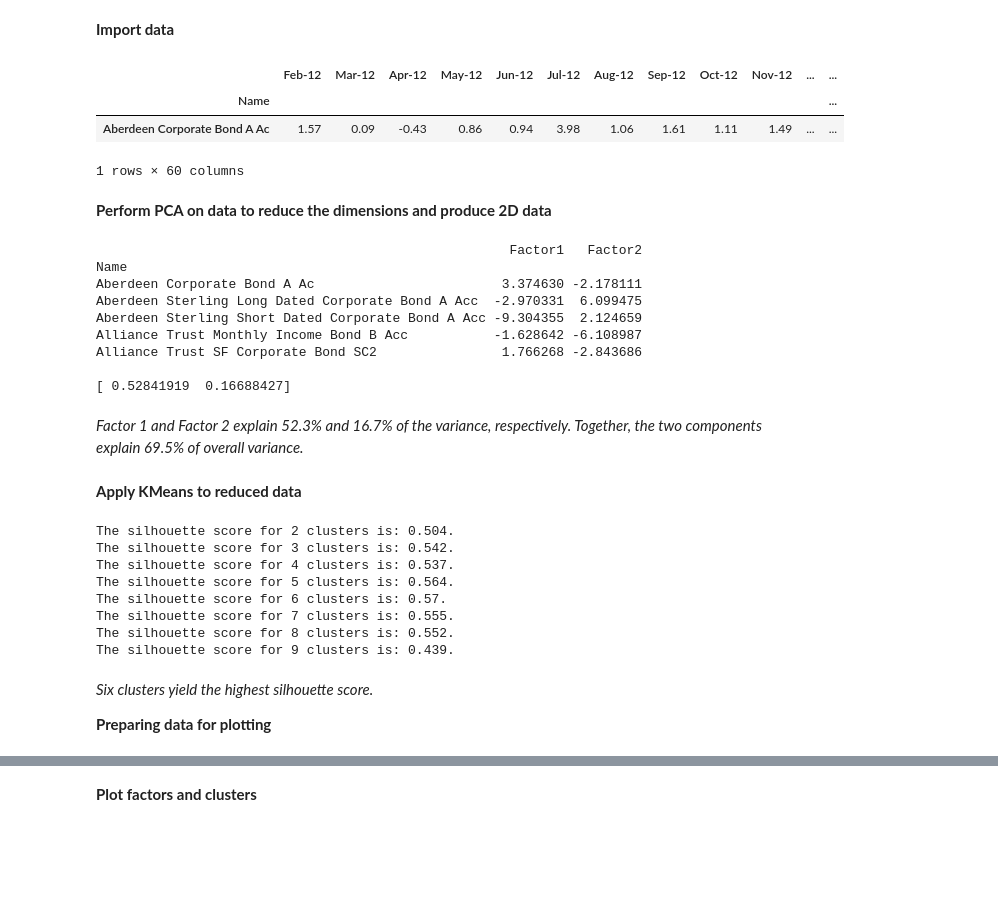
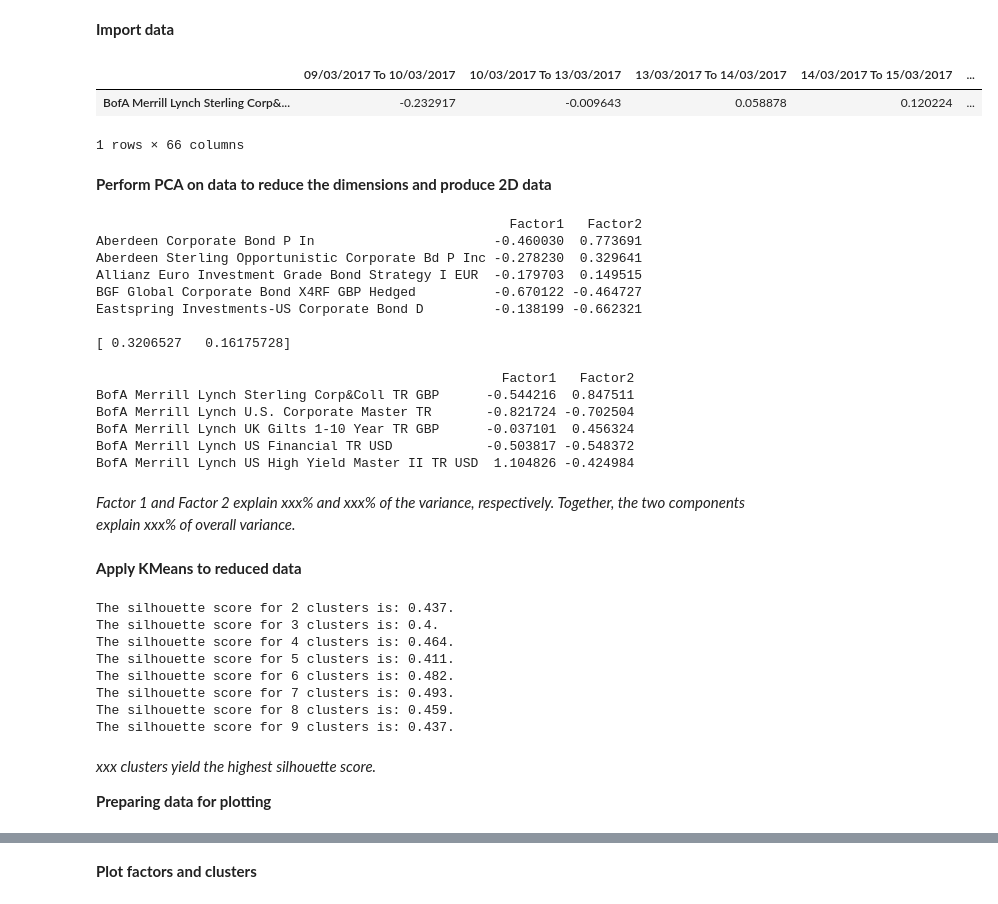
Before and after one commit to Son17/Data-Science-Projects, a Jupyter notebook: k-means on funds.ipynb, the cells around one changed output, grey strips where cells are left out. Saved outputs shown, nothing was run; the diff lists cells and outputs as text; code cells hidden in the pictures; blank space fills up the shorter version.

```diff
--- a/k-means on funds.ipynb
+++ b/k-means on funds.ipynb
@@ -12,39 +12,56 @@ from sklearn.metrics import silhouette_score, silhouette_samples
 # %% [markdown]
 **Import data**
 # %%
-data = pd.read_csv("C:\Users\sonja tilly.ABERDEEN\\MLrolling5Yrtns.csv")
-data = data.set_index('Name')
-data = data.fillna(0)
-data.head(1)
+data = pd.ExcelFile("C:\\Users\\sonja tilly.ABERDEEN\\bdfds kmeans.xlsx")
+
+# read tabs
+
+funds = data.parse('funds').fillna(0).transpose()
+indices = data.parse('indices').fillna(0).transpose()
+
+indices.head(1)
 # %% [output]
-|  | Feb-12 | Mar-12 | Apr-12 | May-12 | Jun-12 | Jul-12 | Aug-12 | Sep-12 | Oct-12 | Nov-12 | ... | ... |
-| Name |  |  |  |  |  |  |  |  |  |  |  | ... |
-| Aberdeen Corporate Bond A Ac | 1.57 | 0.09 | -0.43 | 0.86 | 0.94 | 3.98 | 1.06 | 1.61 | 1.11 | 1.49 | ... | ... |
+|  | 09/03/2017 To 10/03/2017 | 10/03/2017 To 13/03/2017 | 13/03/2017 To 14/03/2017 | 14/03/2017 To 15/03/2017 | ... |
+| BofA Merrill Lynch Sterling Corp&... | -0.232917 | -0.009643 | 0.058878 | 0.120224 | ... |
-1 rows × 60 columns
+1 rows × 66 columns
 # %% [markdown]
 **Perform PCA on data to reduce the dimensions and produce 2D data**
 # %%
-X=data
+X=funds
 pca = PCA(n_components=2)
 X_pca = pca.fit_transform(X)
 
-results = pd.DataFrame(X_pca, index=data.index, columns=['Factor1','Factor2'])
+results = pd.DataFrame(X_pca, index=funds.index, columns=['Factor1','Factor2'])
 
-print results.head()
-print ""
-print pca.explained_variance_ratio_
+print(results.head())
+print("")
+print(pca.explained_variance_ratio_)
 # %% [output]
                                                      Factor1   Factor2
-Name
-Aberdeen Corporate Bond A Ac                        3.374630 -2.178111
-Aberdeen Sterling Long Dated Corporate Bond A Acc  -2.970331  6.099475
-Aberdeen Sterling Short Dated Corporate Bond A Acc -9.304355  2.124659
-Alliance Trust Monthly Income Bond B Acc           -1.628642 -6.108987
-Alliance Trust SF Corporate Bond SC2                1.766268 -2.843686
+Aberdeen Corporate Bond P In                       -0.460030  0.773691
+Aberdeen Sterling Opportunistic Corporate Bd P Inc -0.278230  0.329641
+Allianz Euro Investment Grade Bond Strategy I EUR  -0.179703  0.149515
+BGF Global Corporate Bond X4RF GBP Hedged          -0.670122 -0.464727
+Eastspring Investments-US Corporate Bond D         -0.138199 -0.662321
 
-[ 0.52841919  0.16688427]
+[ 0.3206527   0.16175728]
+# %%
+X1=indices
+pca = PCA(n_components=2)
+X1_pca = pca.fit_transform(X1)
+
+results1 = pd.DataFrame(X1_pca, index=indices.index, columns=['Factor1','Factor2'])
+
+print(results1.head())
+# %% [output]
+                                                    Factor1   Factor2
+BofA Merrill Lynch Sterling Corp&Coll TR GBP      -0.544216  0.847511
+BofA Merrill Lynch U.S. Corporate Master TR       -0.821724 -0.702504
+BofA Merrill Lynch UK Gilts 1-10 Year TR GBP      -0.037101  0.456324
+BofA Merrill Lynch US Financial TR USD            -0.503817 -0.548372
+BofA Merrill Lynch US High Yield Master II TR USD  1.104826 -0.424984
 # %% [markdown]
-*Factor 1 and Factor 2 explain 52.3% and 16.7% of the variance, respectively. Together, the two components explain 69.5% of overall variance.*
+*Factor 1 and Factor 2 explain xxx% and xxx% of the variance, respectively. Together, the two components explain xxx% of overall variance.*
 # %% [markdown]
 **Apply KMeans to reduced data**
 # %%
@@ -58,18 +75,18 @@ def clusterKMeans(k):
 
 for i in range(2,10):
     centroids, labels, score, samples_score = clusterKMeans(i)
-    print "The silhouette score for "+ str(i) + " clusters is: {:.3}.".format(score)
+    print("The silhouette score for "+ str(i) + " clusters is: {:.3}.".format(score))
 # %% [output]
-The silhouette score for 2 clusters is: 0.504.
-The silhouette score for 3 clusters is: 0.542.
-The silhouette score for 4 clusters is: 0.537.
-The silhouette score for 5 clusters is: 0.564.
-The silhouette score for 6 clusters is: 0.57.
-The silhouette score for 7 clusters is: 0.555.
-The silhouette score for 8 clusters is: 0.552.
-The silhouette score for 9 clusters is: 0.439.
+The silhouette score for 2 clusters is: 0.437.
+The silhouette score for 3 clusters is: 0.4.
+The silhouette score for 4 clusters is: 0.464.
+The silhouette score for 5 clusters is: 0.411.
+The silhouette score for 6 clusters is: 0.482.
+The silhouette score for 7 clusters is: 0.493.
+The silhouette score for 8 clusters is: 0.459.
+The silhouette score for 9 clusters is: 0.437.
 # %% [markdown]
-*Six clusters yield the highest silhouette score.*
+*xxx clusters yield the highest silhouette score.*
 
 **Preparing data for plotting**
 # %%
```
Also changed, not shown: parts of 8 cells of this notebook.
